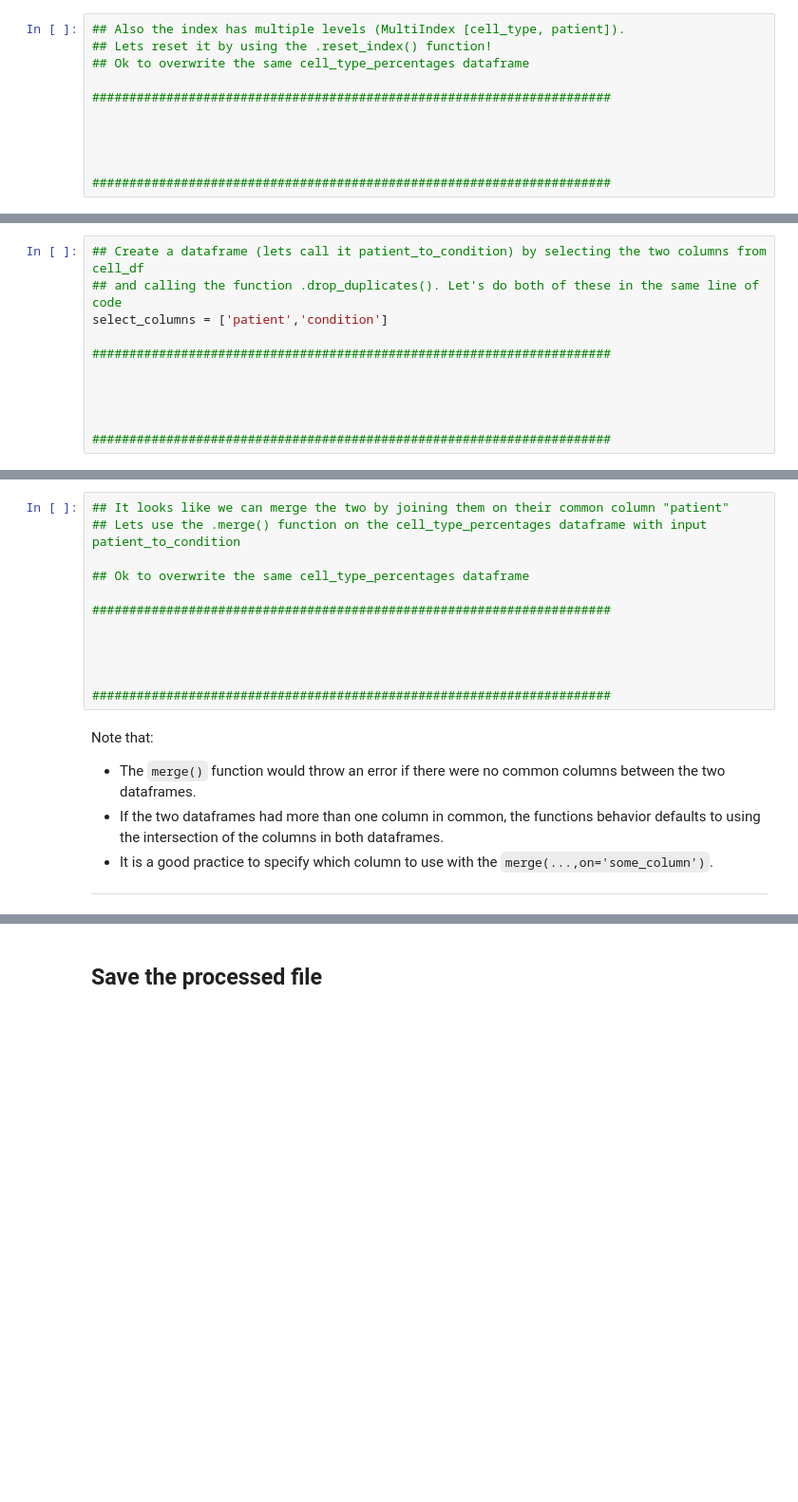
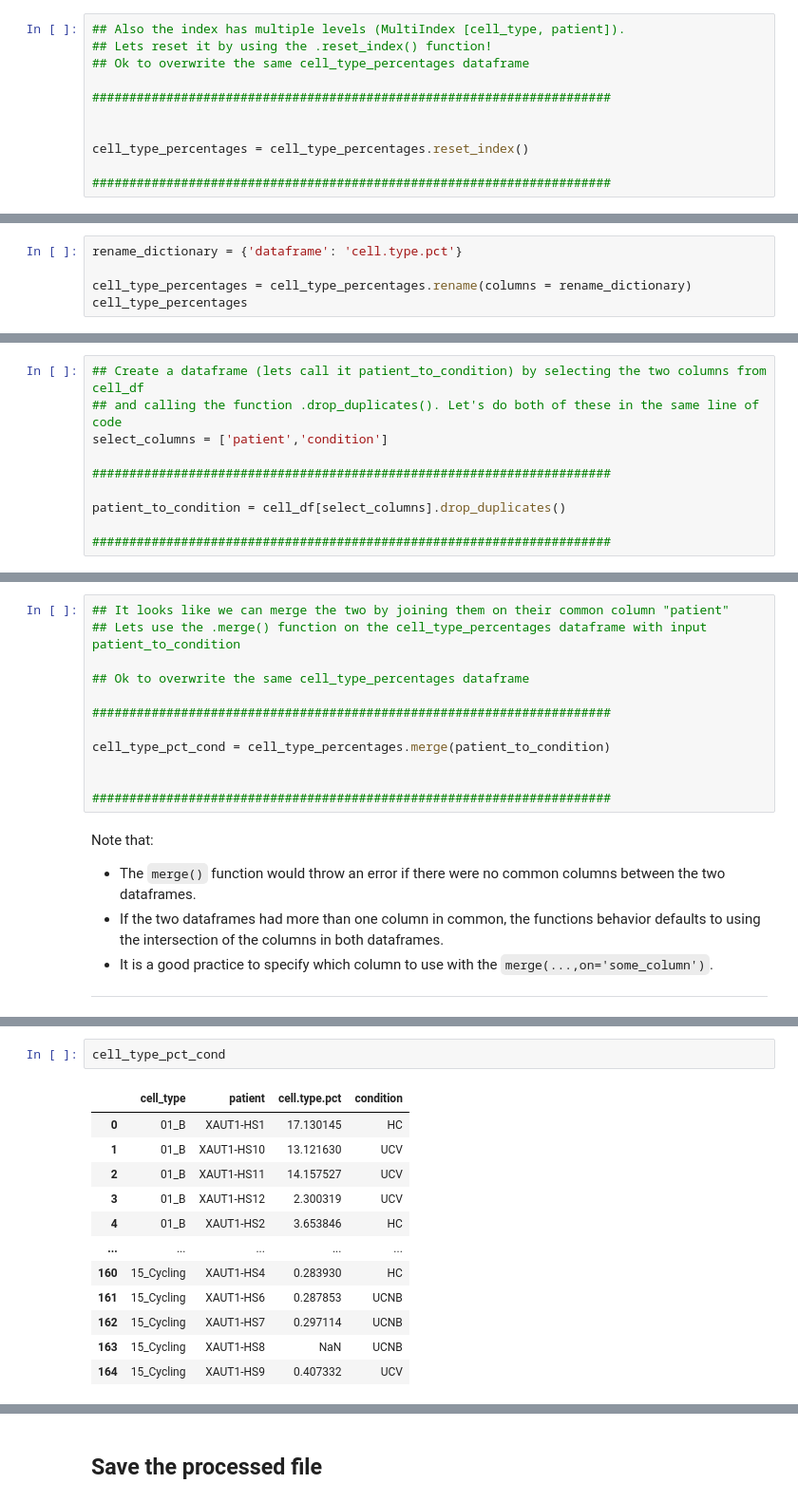
Before and after one commit to jarvanjiang2030/J.Jarvan_225a, a Jupyter notebook: bms225a_ds_workshop2_student_notebook_2025.ipynb, the cells around one changed output, grey strips where cells are left out. Shown: that part at 95% size. Cells and saved outputs as stored; diff of their text form; blank space fills up the shorter version.

```diff
--- a/bms225a_ds_workshop2_student_notebook_2025.ipynb
+++ b/bms225a_ds_workshop2_student_notebook_2025.ipynb
@@ -267,7 +504,7 @@ cell_type_percentages # column renamed
 ######################################################################
 
 
-
+cell_type_percentages = cell_type_percentages.reset_index()
 
 ######################################################################
 # %%
@@ -274,0 +526,5 @@ cell_type_percentages # index was reset and the 'cell_type' and 'patient' were a
+# %%
+rename_dictionary = {'dataframe': 'cell.type.pct'}
+
+cell_type_percentages = cell_type_percentages.rename(columns = rename_dictionary)
+cell_type_percentages
@@ -284,8 +569,7 @@ select_columns = ['patient','condition']
 
 ######################################################################
 
-
-
+patient_to_condition = cell_df[select_columns].drop_duplicates()
 
 ######################################################################
 # %%
@@ -304,7 +609,7 @@ cell_type_percentages.head()
 
 ######################################################################
 
-
+cell_type_pct_cond = cell_type_percentages.merge(patient_to_condition)
 
 
 ######################################################################
@@ -320,0 +624,15 @@ cell_type_percentages
+# %%
+cell_type_pct_cond
+# %% [output]
+|  | cell_type | patient | cell.type.pct | condition |
+| 0 | 01_B | XAUT1-HS1 | 17.130145 | HC |
+| 1 | 01_B | XAUT1-HS10 | 13.121630 | UCV |
+| 2 | 01_B | XAUT1-HS11 | 14.157527 | UCV |
+| 3 | 01_B | XAUT1-HS12 | 2.300319 | UCV |
+| 4 | 01_B | XAUT1-HS2 | 3.653846 | HC |
+| ... | ... | ... | ... | ... |
+| 160 | 15_Cycling | XAUT1-HS4 | 0.283930 | HC |
+| 161 | 15_Cycling | XAUT1-HS6 | 0.287853 | UCNB |
+| 162 | 15_Cycling | XAUT1-HS7 | 0.297114 | UCNB |
+| 163 | 15_Cycling | XAUT1-HS8 | NaN | UCNB |
+| 164 | 15_Cycling | XAUT1-HS9 | 0.407332 | UCV |
```
Also changed, not shown: parts of 36 cells of this notebook.
